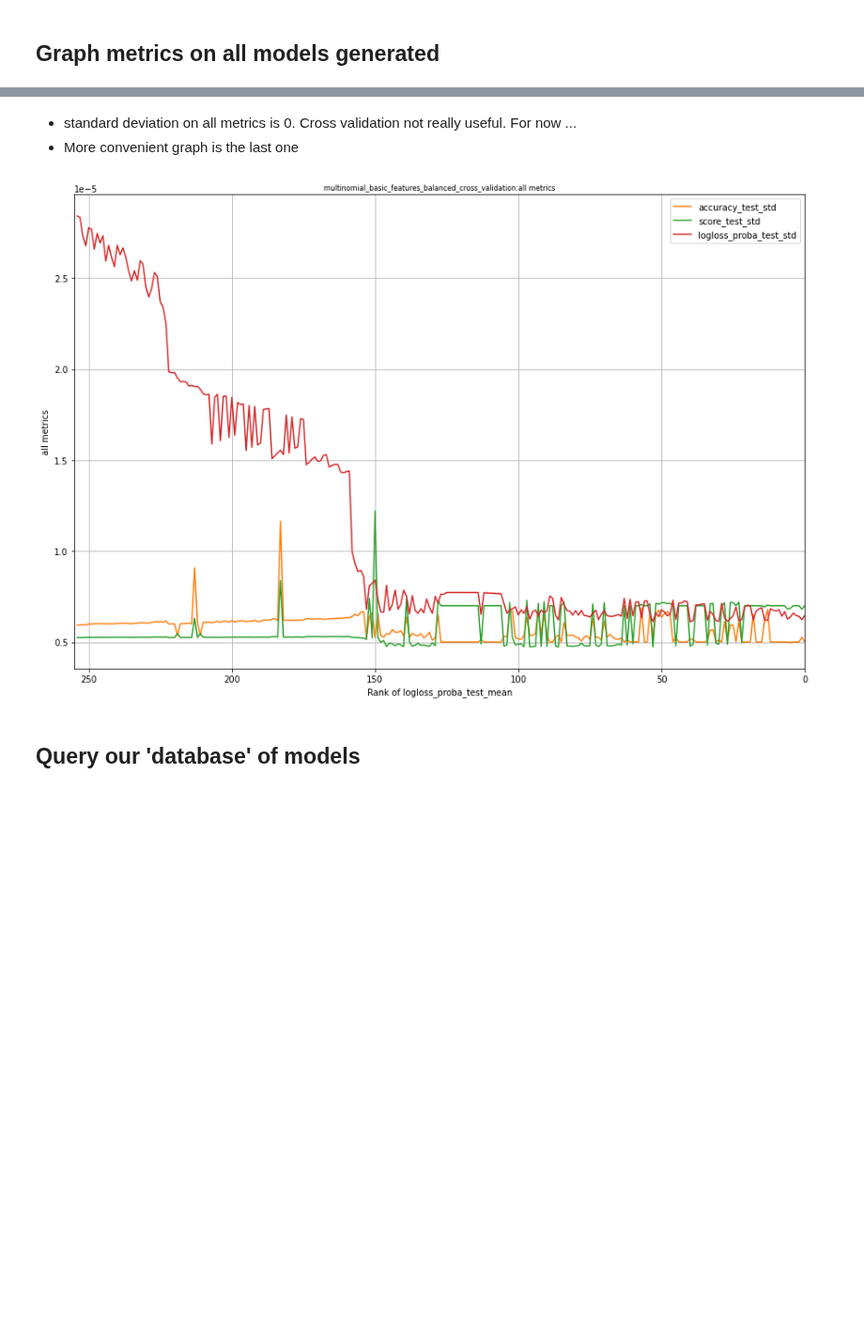
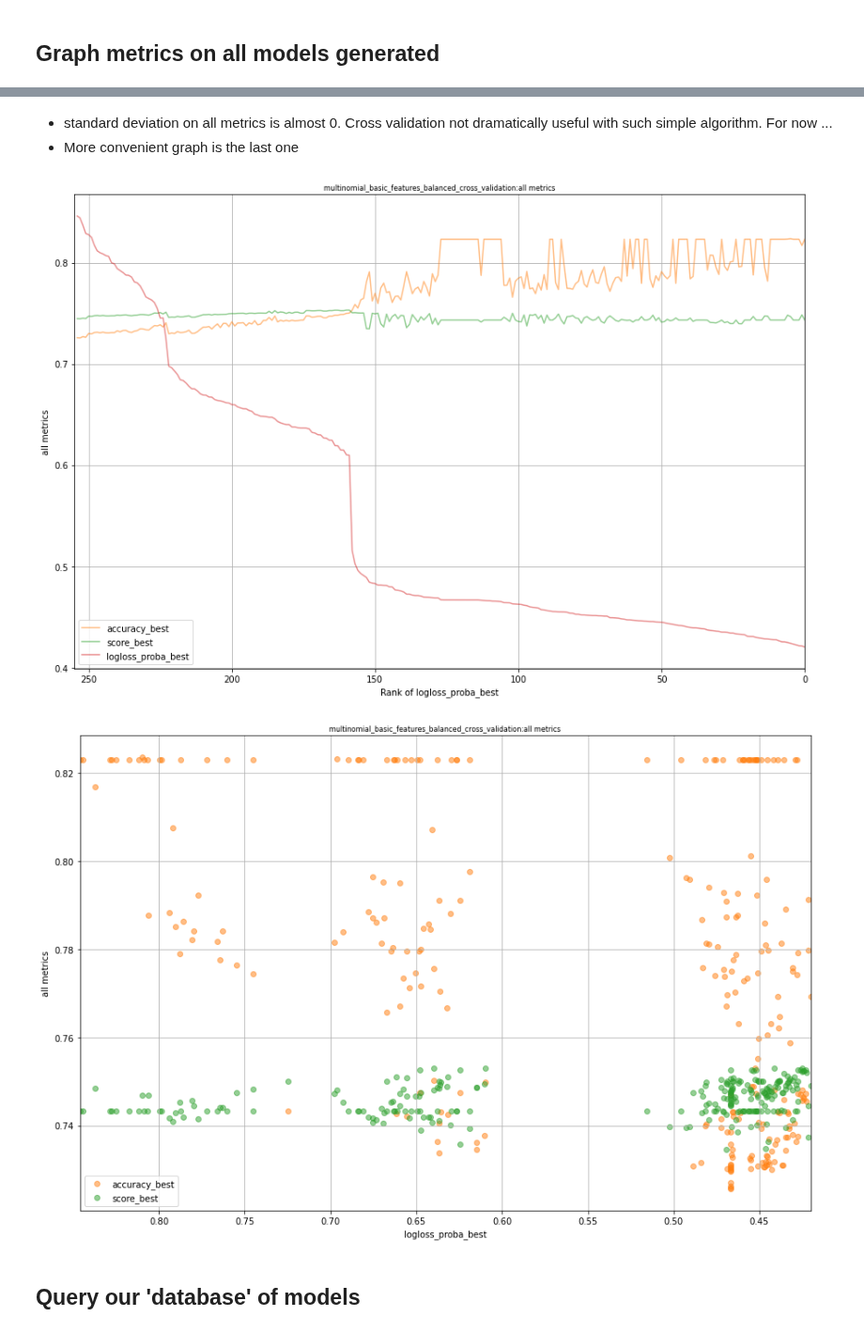
Before and after one commit to acharroux/QuoraPairs, a Jupyter notebook: BruteForce/multinomial_basic_features_balanced_cross_validation.ipynb, the cells around one changed output, grey strips where cells are left out. Shown at 94% size. Cells and saved outputs as stored; diff of their text form; code cells hidden in the pictures; blank space fills up the shorter version.

```diff
--- a/BruteForce/multinomial_basic_features_balanced_cross_validation.ipynb
+++ b/BruteForce/multinomial_basic_features_balanced_cross_validation.ipynb
@@ -745,12 +719,15 @@ graph_all_metrics_all_models_in_grid(model_results,2)
 # %% [markdown]
-* standard deviation on all metrics is 0. Cross validation not really useful. For now ...
+* standard deviation on all metrics is almost 0. Cross validation not dramatically useful with such simple algorithm. For now ...
 * More convenient graph is the last one
 # %%
 
 plot.figure(figsize=(15, 10))
-graph_all_metric_all_models(model_results,'all metrics','logloss_proba_test_mean',['accuracy_test','score_test','logloss_proba_test'])
+line_all_metrics_all_models(model_results,'all metrics','logloss_proba_best',['accuracy','score','logloss_proba'])
+plot.figure(figsize=(15, 10))
+scatter_all_metrics_all_models(model_results,'all metrics','logloss_proba_best',['accuracy','score'])
 # %% [output]
-[figure, old version]
+[figure, new version]
+[figure, added]
 # %% [markdown]
 ## Query our 'database' of models
 # %%
```
Also changed, not shown: parts of 24 cells of this notebook, 1 other file.
